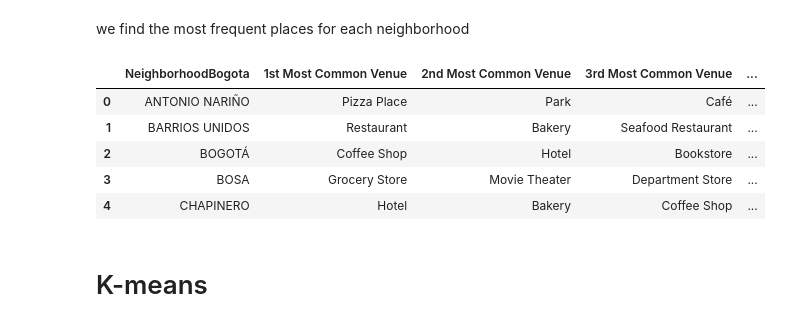
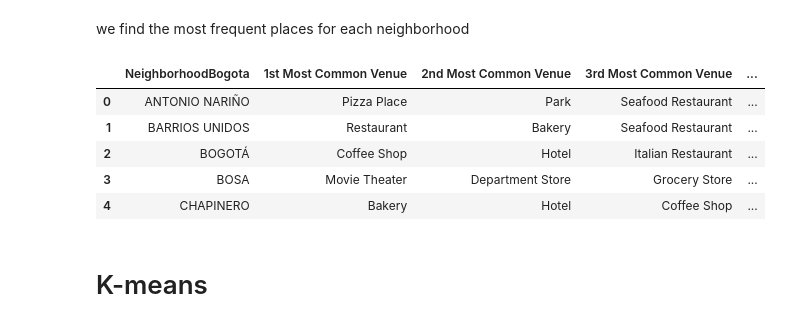
Before and after one commit to camilor2611/Coursera_Capstone, a Jupyter notebook: finalProject/final.ipynb, the cells around one changed output. Drawn from its saved outputs; the diff is of its cells as text; code cells hidden in the pictures.

```diff
--- a/finalProject/final.ipynb
+++ b/finalProject/final.ipynb
@@ -232,27 +232,27 @@ def return_most_common_venues(row, num_top_venues):
 # %% [markdown]
 we find the most frequent places for each neighborhood
 # %%
-num_top_venues = 7
+num_top_venues = 10
 indicators = ['st', 'nd', 'rd']
 columns = ['NeighborhoodBogota']
 for ind in np.arange(num_top_venues):
     try:
         columns.append('{}{} Most Common Venue'.format(ind+1, indicators[ind]))
     except:
         columns.append('{}th Most Common Venue'.format(ind+1))
 # create a new dataframe
 neighborhoods_venues_sorted = pd.DataFrame(columns=columns)
 neighborhoods_venues_sorted['NeighborhoodBogota'] = bogota_grouped['NeighborhoodBogota']
 for ind in np.arange(bogota_grouped.shape[0]):
     neighborhoods_venues_sorted.iloc[ind, 1:] = return_most_common_venues(bogota_grouped.iloc[ind, :], num_top_venues)
 neighborhoods_venues_sorted.head()
 # %% [output]
 |  | NeighborhoodBogota | 1st Most Common Venue | 2nd Most Common Venue | 3rd Most Common Venue | ... |
-| 0 | ANTONIO NARIÑO | Pizza Place | Park | Café | ... |
+| 0 | ANTONIO NARIÑO | Pizza Place | Park | Seafood Restaurant | ... |
 | 1 | BARRIOS UNIDOS | Restaurant | Bakery | Seafood Restaurant | ... |
-| 2 | BOGOTÁ | Coffee Shop | Hotel | Bookstore | ... |
-| 3 | BOSA | Grocery Store | Movie Theater | Department Store | ... |
-| 4 | CHAPINERO | Hotel | Bakery | Coffee Shop | ... |
+| 2 | BOGOTÁ | Coffee Shop | Hotel | Italian Restaurant | ... |
+| 3 | BOSA | Movie Theater | Department Store | Grocery Store | ... |
+| 4 | CHAPINERO | Bakery | Hotel | Coffee Shop | ... |
 # %% [markdown]
 # K-means
 # %%
```
Also changed, not shown: parts of 6 cells of this notebook, 11 other files.
